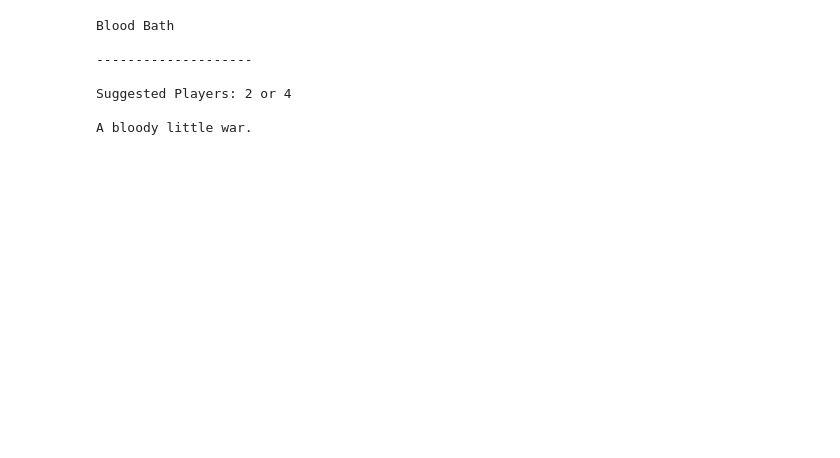
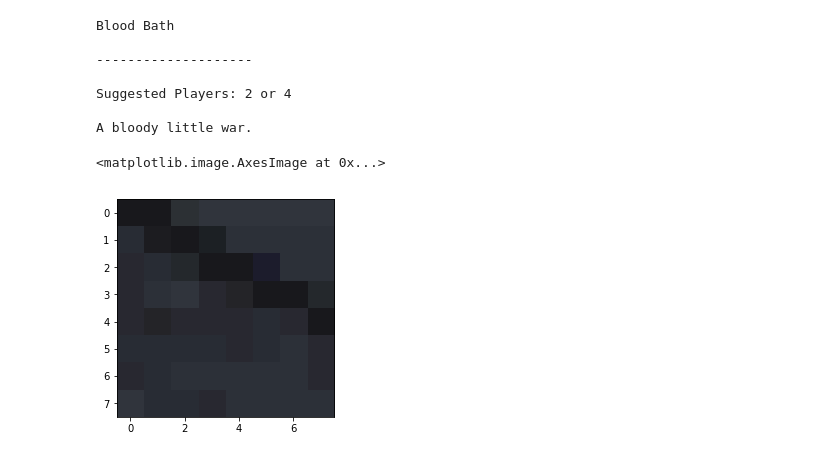
Before and after one commit to joankaradimov/random-map-generator, a Jupyter notebook: model/0-data-exploration.ipynb, the cells around one changed output. Drawn from its saved outputs; the diff is of its cells as text; code cells hidden in the pictures; blank space fills up the shorter version.

Commit message:
Display megatile/minitile/scenario graphics in a notepad

```diff
--- a/model/0-data-exploration.ipynb
+++ b/model/0-data-exploration.ipynb
@@ -61,3 +61,8 @@ Blood Bath
 Suggested Players: 2 or 4
 
 A bloody little war.
+# %%
+plt.imshow(blood_bath.tiles[20, 20].minitiles[0, 0].graphics)
+# %% [output]
+<matplotlib.image.AxesImage at 0x...>
+[figure, added]
```
Also changed, not shown: parts of 3 cells of this notebook.
